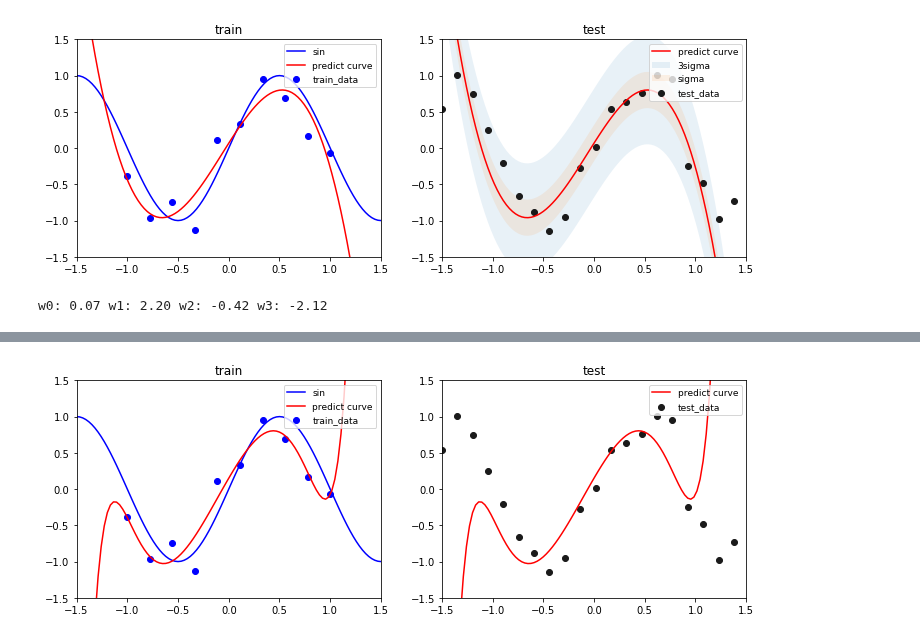
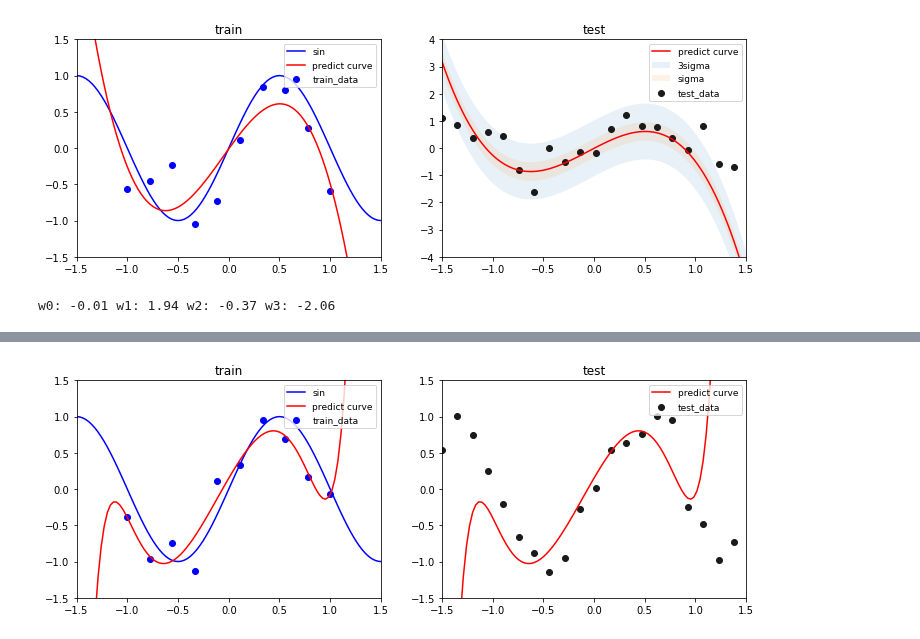
Before and after one commit to furukawa-laboratory/workout_report_2019, a Jupyter notebook: trainee/tsuno/final_report/ML_MAP_estimater.ipynb, the cells around one changed output, grey strips where cells are left out. Cells and saved outputs as stored; diff of their text form; code cells hidden in the pictures.

```diff
--- a/trainee/tsuno/final_report/ML_MAP_estimater.ipynb
+++ b/trainee/tsuno/final_report/ML_MAP_estimater.ipynb
@@ -10,11 +10,12 @@ def Phi(X):
     # phi    : e.g. [1, x, x**2]
     # return : [[phi_1(X),...,phi_n(X)]]
     result = np.array([[1, x[0], x[0]**2, x[0]**3] for x in X])
+    #result = np.array([[np.sin(x[0]) for x in X])
     return result
 
 N = 10
-beta = 0.3
-np.random.seed(1111)
+beta = 0.5
+np.random.seed(111)
 x = np.linspace(-1,1,N)
 t = np.sin(np.pi*np.linspace(-1.5,1.5,100))
 y = np.sin(np.pi*x) + np.random.normal(0,beta,N)
@@ -27,33 +28,33 @@ x_test = np.array([[i] for i in x_test])
 y = np.array([[i] for i in y])
 
 w_ML = np.dot(np.dot(np.linalg.inv(np.dot(Phi(x).T, Phi(x))), Phi(x).T), y.ravel())
 w_ML = np.array([[w] for w in w_ML])
 
 # テスト
 predict = np.dot(w_ML.T, Phi(x_test).T).ravel()
 variance_ML = np.sum(np.square(y-np.dot(Phi(x), w_ML))) / N
 sigma = np.sqrt(variance_ML)
 
 fig, ax = plt.subplots(1,2,figsize=(12,4))
 ax[0].plot(np.linspace(-1.5,1.5,len(t)),t,label='sin',color='b')
 ax[0].plot(x_test.ravel(), predict.ravel(),label='predict curve',color='r')
 ax[0].scatter(x.ravel(), y, label='train_data',color='b')
 ax[1].fill_between(x_test.ravel(), predict+sigma*3, predict-sigma*3, alpha=0.1, label='3sigma')
 ax[1].fill_between(x_test.ravel(), predict+sigma, predict-sigma, alpha=0.1, label='sigma')
 ax[1].plot(x_test.ravel(), predict.ravel(),label='predict curve',color='r')
 ax[1].scatter(x_test.ravel()[::5],y_test[::5], label='test_data',color='0.1')
 ax[0].set_title('train')
 ax[1].set_title('test')
 ax[0].set_xlim(-1.5,1.5)
 ax[0].set_ylim(-1.5,1.5)
 ax[1].set_xlim(-1.5,1.5)
-ax[1].set_ylim(-1.5,1.5)
+ax[1].set_ylim(-4,4)
 ax[0].legend(loc='upper right',fontsize=9)
 ax[1].legend(loc='upper right',fontsize=9)
 plt.show()
 
 for i, w in enumerate(w_ML.ravel()):
     print('w{}: {:.2f}'.format(i,w),end=' ')
 # %% [output]
-[figure, old version]
+[figure, new version]
-w0: 0.07 w1: 2.20 w2: -0.42 w3: -2.12
+w0: -0.01 w1: 1.94 w2: -0.37 w3: -2.06
```
Also changed, not shown: parts of 1 cell of this notebook.
